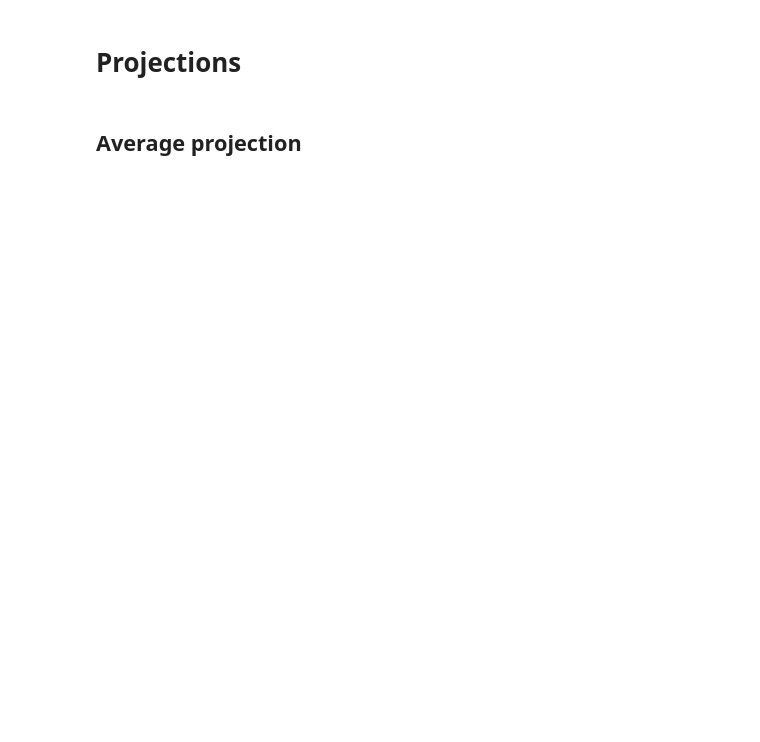
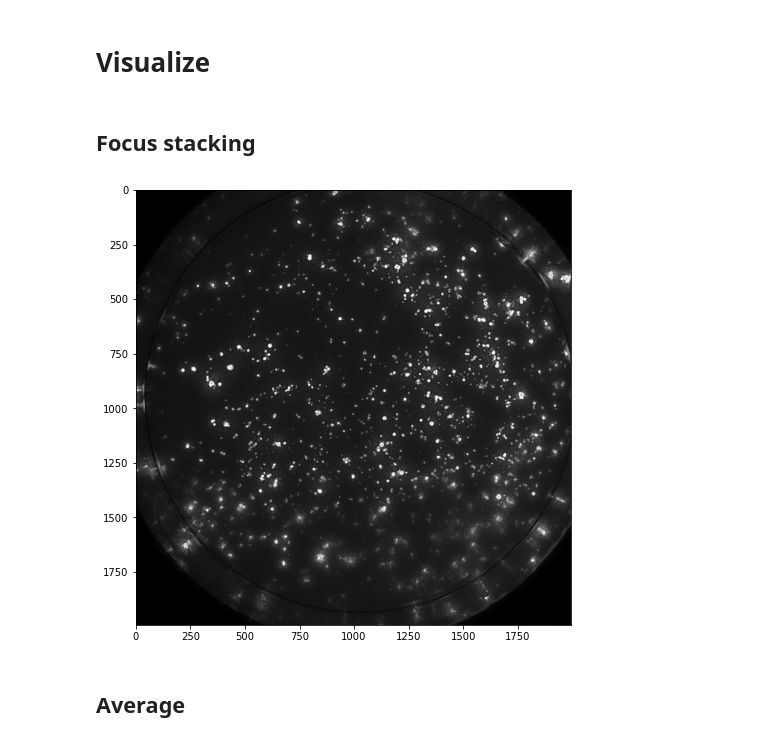
Before and after one commit to fogg-lab/tissue-model-analysis-tools, a Jupyter notebook: notebooks/z_stack_v1.ipynb, the cells around one changed output. Saved outputs shown, nothing was run; the diff lists cells and outputs as text; code cells hidden in the pictures; blank space fills up the shorter version.

```diff
--- a/notebooks/z_stack_v1.ipynb
+++ b/notebooks/z_stack_v1.ipynb
@@ -72,2 +46,2 @@ plt.show()
 # %% [markdown]
-# Projections
+# Visualize
@@ -74,3 +55,9 @@ plt.show()
+# %% [markdown]
+## Focus stacking
+# %%
+show_well(z_projections[target_id]["fs"])
+# %% [output]
+[figure, added]
 # %% [markdown]
-## Average projection
+## Average
 # %%
```
Also changed, not shown: parts of 27 cells of this notebook, 1 other file.
